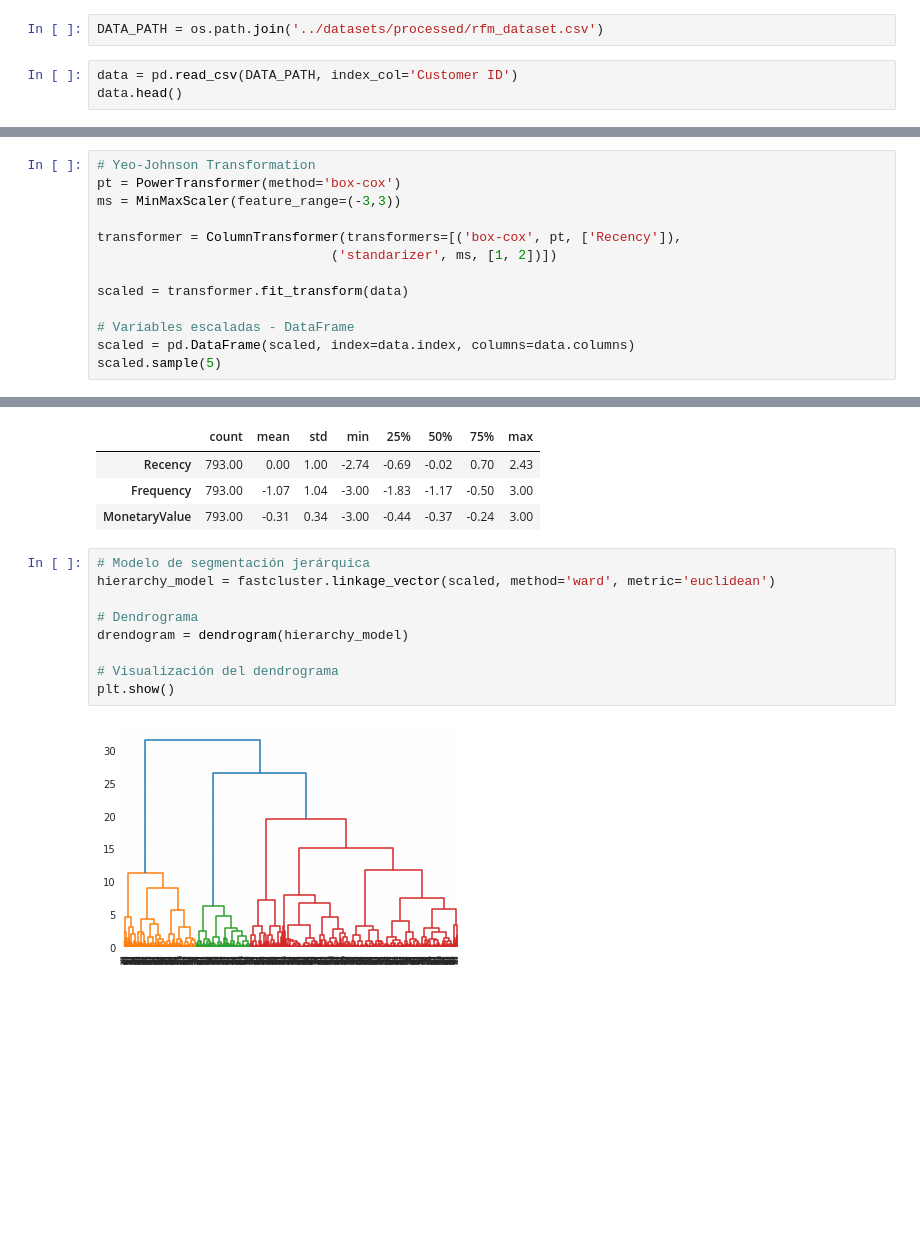
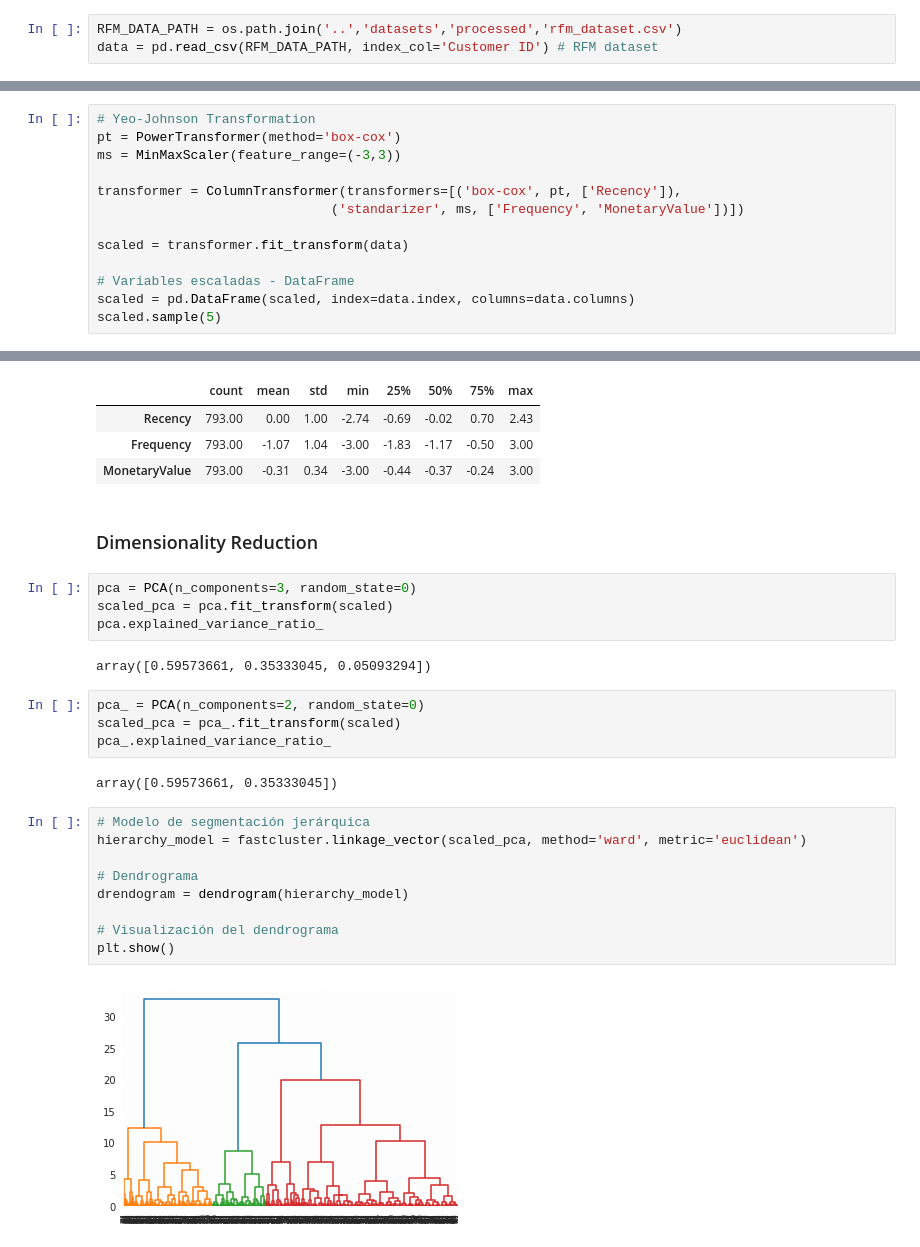
Before and after one commit to PabloJRW/super_store_projects, a Jupyter notebook: notebooks/2.2 Hierarchical Clustering.ipynb, the cells around one changed output, grey strips where cells are left out. Drawn from its saved outputs; the diff is of its cells as text; blank space fills up the shorter version.

```diff
--- a/notebooks/2.2 Hierarchical Clustering.ipynb
+++ b/notebooks/2.2 Hierarchical Clustering.ipynb
@@ -20,7 +20,5 @@ pd.set_option('display.float_format','{:.2f}'.format)
 # Estilo de visualización
 sns.set_style("darkgrid")#, {"grid.color": ".6", "grid.linestyle": ":"})
 # %%
-DATA_PATH = os.path.join('../datasets/processed/rfm_dataset.csv')
+RFM_DATA_PATH = os.path.join('..','datasets','processed','rfm_dataset.csv')
+data = pd.read_csv(RFM_DATA_PATH, index_col='Customer ID') # RFM dataset
-# %%
-data = pd.read_csv(DATA_PATH, index_col='Customer ID')
-data.head()
@@ -46,7 +43,7 @@ pt = PowerTransformer(method='box-cox')
 ms = MinMaxScaler(feature_range=(-3,3))
 
 transformer = ColumnTransformer(transformers=[('box-cox', pt, ['Recency']),
-                              ('standarizer', ms, [1, 2])])
+                              ('standarizer', ms, ['Frequency', 'MonetaryValue'])])
 
 scaled = transformer.fit_transform(data)
 
@@ -72,16 +69,30 @@ scaled.describe().T
 | Recency | 793.00 | 0.00 | 1.00 | -2.74 | -0.69 | -0.02 | 0.70 | 2.43 |
 | Frequency | 793.00 | -1.07 | 1.04 | -3.00 | -1.83 | -1.17 | -0.50 | 3.00 |
 | MonetaryValue | 793.00 | -0.31 | 0.34 | -3.00 | -0.44 | -0.37 | -0.24 | 3.00 |
+# %% [markdown]
+### Dimensionality Reduction
+# %%
+pca = PCA(n_components=3, random_state=0)
+scaled_pca = pca.fit_transform(scaled)
+pca.explained_variance_ratio_
+# %% [output]
+array([0.59573661, 0.35333045, 0.05093294])
+# %%
+pca_ = PCA(n_components=2, random_state=0)
+scaled_pca = pca_.fit_transform(scaled)
+pca_.explained_variance_ratio_
+# %% [output]
+array([0.59573661, 0.35333045])
 # %%
 # Modelo de segmentación jerárquica
-hierarchy_model = fastcluster.linkage_vector(scaled, method='ward', metric='euclidean')
+hierarchy_model = fastcluster.linkage_vector(scaled_pca, method='ward', metric='euclidean')
 
 # Dendrograma
 drendogram = dendrogram(hierarchy_model)
 
 # Visualización del dendrograma
 plt.show()
 # %% [output]
-[figure, old version]
+[figure, new version]
 # %%
 # Punto de corte
```
Also changed, not shown: parts of 5 cells of this notebook, 11 other files.
